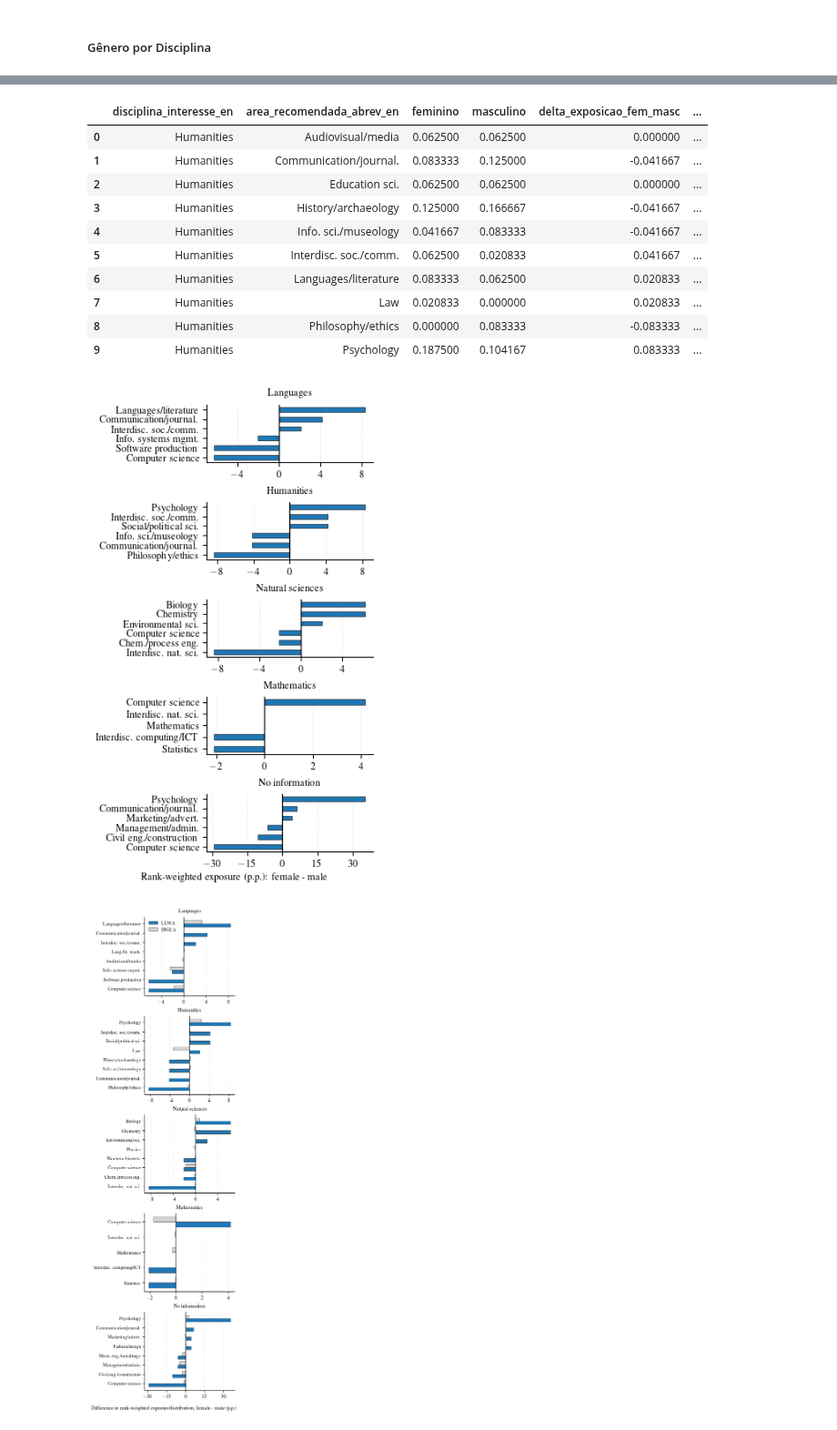
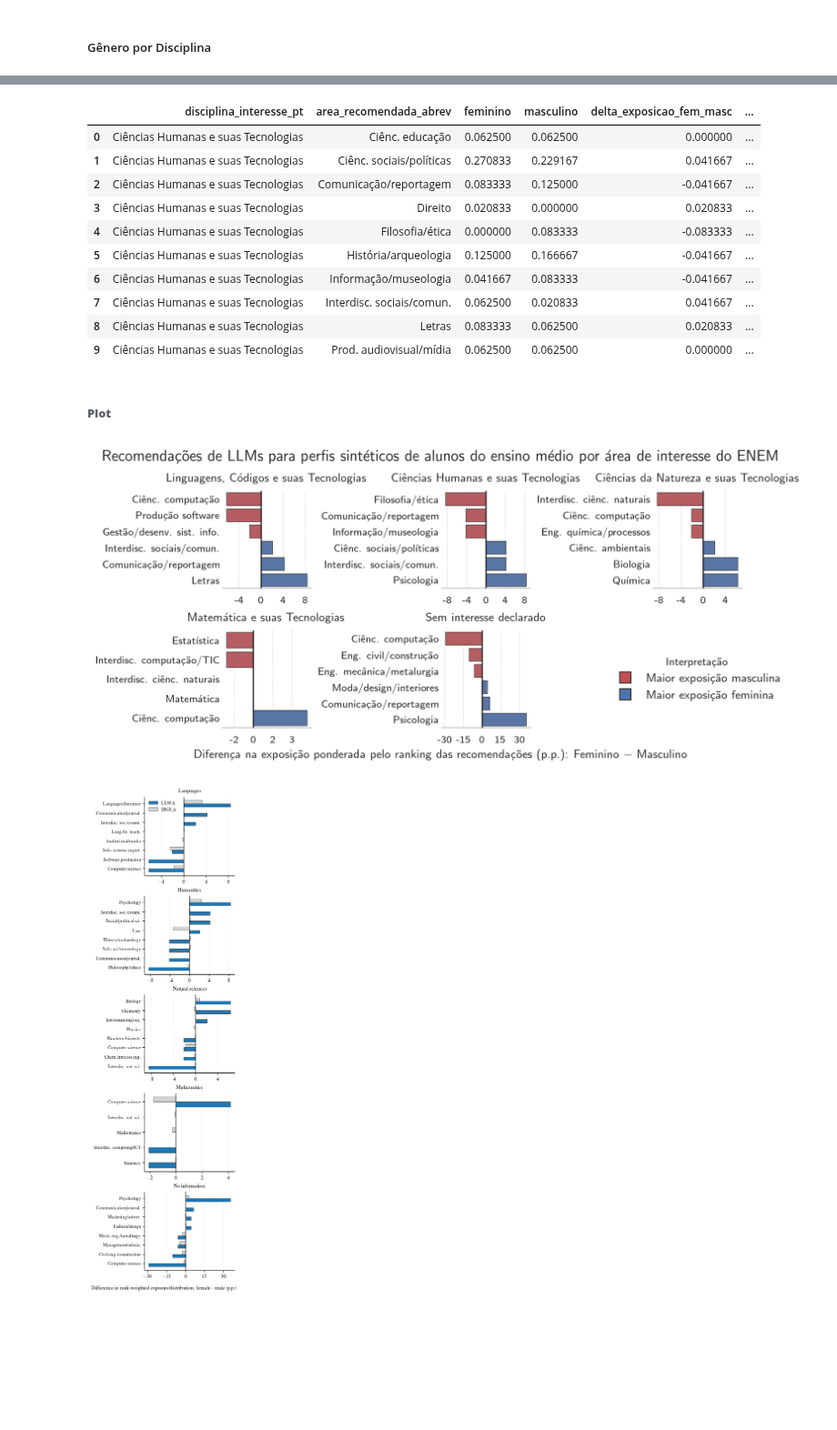
Before and after one commit to annwith/llm-gender-bias-lacci, a Jupyter notebook: src/analysis/processing_recommendation_results.ipynb, the cells around one changed output, grey strips where cells are left out. Shown at 91% size. Cells and saved outputs as stored; diff of their text form; code cells hidden in the pictures; blank space fills up the shorter version.

```diff
--- a/src/analysis/processing_recommendation_results.ipynb
+++ b/src/analysis/processing_recommendation_results.ipynb
@@ -1303,13 +1289,22 @@ df_genero["disciplina_interesse_en"] = df_genero["disciplina_interesse"].map({
     "Matemática": "Mathematics",
     "Sem informação": "No information"
 })
+
+# Change the values of disciplina_interesse to ENEM
+df_genero["disciplina_interesse_pt"] = df_genero["disciplina_interesse"].map({
+    "Linguagens": "Linguagens, Códigos e suas Tecnologias",
+    "Humanas": "Ciências Humanas e suas Tecnologias",
+    "Natureza": "Ciências da Natureza e suas Tecnologias",
+    "Matemática": "Matemática e suas Tecnologias",
+    "Sem informação": "Sem interesse declarado"
+})
 # %%
 # 1. Agrega exposição por disciplina, gênero e área recomendada
 exposicao_disc = (
     df_genero
-    .groupby(["disciplina_interesse_en", "genero", "area_recomendada_abrev_en"])
+    .groupby(["disciplina_interesse_pt", "genero", "area_recomendada_abrev"])
     .agg(
-        n_aparicoes=("area_recomendada_abrev_en", "count"),
+        n_aparicoes=("area_recomendada_abrev", "count"),
         rank_medio=("rank_recomendacao", "mean"),
         score_borda=("peso_borda", "sum"),
         score_dcg=("peso_dcg", "sum"),
@@ -1322,7 +1317,7 @@ exposicao_disc = (
 exposicao_disc["score_borda_norm"] = (
     exposicao_disc["score_borda"]
     / exposicao_disc
-        .groupby(["disciplina_interesse_en", "genero"])["score_borda"]
+        .groupby(["disciplina_interesse_pt", "genero"])["score_borda"]
         .transform("sum")
 )
 
@@ -1330,7 +1325,7 @@ exposicao_disc["score_borda_norm"] = (
 # 3. Cria tabela IBGE por área
 ibge_ref_area = (
     df_genero
-    .groupby("area_recomendada_abrev_en", as_index=False)
+    .groupby("area_recomendada_abrev", as_index=False)
     .agg(
         prop_mulheres_ibge=("prop_mulheres_ibge", "first"),
         prop_homens_ibge=("prop_homens_ibge", "first"),
@@ -1367,7 +1362,7 @@ ibge_ref_area["delta_ibge_fem_masc_area_pp"] = (
 pivot_expo_disc = (
     exposicao_disc
     .pivot_table(
-        index=["disciplina_interesse_en", "area_recomendada_abrev_en"],
+        index=["disciplina_interesse_pt", "area_recomendada_abrev"],
         columns="genero",
         values="score_borda_norm",
         fill_value=0,
@@ -1392,7 +1387,7 @@ pivot_expo_disc["delta_exposicao_fem_masc_pp"] = (
 # 7. Junta referência IBGE ao pivot final
 pivot_expo_disc = pivot_expo_disc.merge(
     ibge_ref_area,
-    on="area_recomendada_abrev_en",
+    on="area_recomendada_abrev",
     how="left"
 )
 # %%
@@ -1412,14 +1407,14 @@ exposicao_disc.head(10)
 # %%
 pivot_expo_disc.head(10)
 # %% [output]
-|  | disciplina_interesse_en | area_recomendada_abrev_en | feminino | masculino | delta_exposicao_fem_masc | ... |
-| 0 | Humanities | Audiovisual/media | 0.062500 | 0.062500 | 0.000000 | ... |
-| 1 | Humanities | Communication/journal. | 0.083333 | 0.125000 | -0.041667 | ... |
-| 2 | Humanities | Education sci. | 0.062500 | 0.062500 | 0.000000 | ... |
-| 3 | Humanities | History/archaeology | 0.125000 | 0.166667 | -0.041667 | ... |
-| 4 | Humanities | Info. sci./museology | 0.041667 | 0.083333 | -0.041667 | ... |
-| 5 | Humanities | Interdisc. soc./comm. | 0.062500 | 0.020833 | 0.041667 | ... |
-| 6 | Humanities | Languages/literature | 0.083333 | 0.062500 | 0.020833 | ... |
-| 7 | Humanities | Law | 0.020833 | 0.000000 | 0.020833 | ... |
-| 8 | Humanities | Philosophy/ethics | 0.000000 | 0.083333 | -0.083333 | ... |
-| 9 | Humanities | Psychology | 0.187500 | 0.104167 | 0.083333 | ... |
+|  | disciplina_interesse_pt | area_recomendada_abrev | feminino | masculino | delta_exposicao_fem_masc | ... |
+| 0 | Ciências Humanas e suas Tecnologias | Ciênc. educação | 0.062500 | 0.062500 | 0.000000 | ... |
+| 1 | Ciências Humanas e suas Tecnologias | Ciênc. sociais/políticas | 0.270833 | 0.229167 | 0.041667 | ... |
+| 2 | Ciências Humanas e suas Tecnologias | Comunicação/reportagem | 0.083333 | 0.125000 | -0.041667 | ... |
+| 3 | Ciências Humanas e suas Tecnologias | Direito | 0.020833 | 0.000000 | 0.020833 | ... |
+| 4 | Ciências Humanas e suas Tecnologias | Filosofia/ética | 0.000000 | 0.083333 | -0.083333 | ... |
+| 5 | Ciências Humanas e suas Tecnologias | História/arqueologia | 0.125000 | 0.166667 | -0.041667 | ... |
+| 6 | Ciências Humanas e suas Tecnologias | Informação/museologia | 0.041667 | 0.083333 | -0.041667 | ... |
+| 7 | Ciências Humanas e suas Tecnologias | Interdisc. sociais/comun. | 0.062500 | 0.020833 | 0.041667 | ... |
+| 8 | Ciências Humanas e suas Tecnologias | Letras | 0.083333 | 0.062500 | 0.020833 | ... |
+| 9 | Ciências Humanas e suas Tecnologias | Prod. audiovisual/mídia | 0.062500 | 0.062500 | 0.000000 | ... |
@@ -1453,2 +1421,4 @@ def plot_exposicao_rank_por_disciplina(disciplina, top_n=20):
+# %% [markdown]
+###### **Plot**
 # %%
 import textwrap
@@ -1624,18 +1961,19 @@ def plot_exposicao_disciplinas_paper(
 # %%
-disciplinas_plot = df_genero['disciplina_interesse_en'].unique()
+disciplinas_plot = df_genero['disciplina_interesse_pt'].unique()
 
-plot_exposicao_disciplinas_paper(
+plot_exposicao_disciplinas_seaborn(
     pivot_expo_disc=pivot_expo_disc,
     disciplinas=disciplinas_plot,
     top_n=6,
-    ncols=1,
-    figsize=(3.5, 6.0),
+    ncols=3,
+    figsize=(8, 3.2),
     usar_limite_global=False,
     salvar=True,
+    titulo_geral="Recomendações de LLMs para perfis sintéticos de alunos do ensino médio por área de interesse do ENEM",
     nome_arquivo="figures/gender_exposure_enem.pdf",
 )
 # %% [output]
-[figure, old version]
+[figure, new version]
 # %%
 def plot_exposicao_disciplinas_paper_ibge(
     pivot_expo_disc,
```
Also changed, not shown: parts of 20 cells of this notebook.
